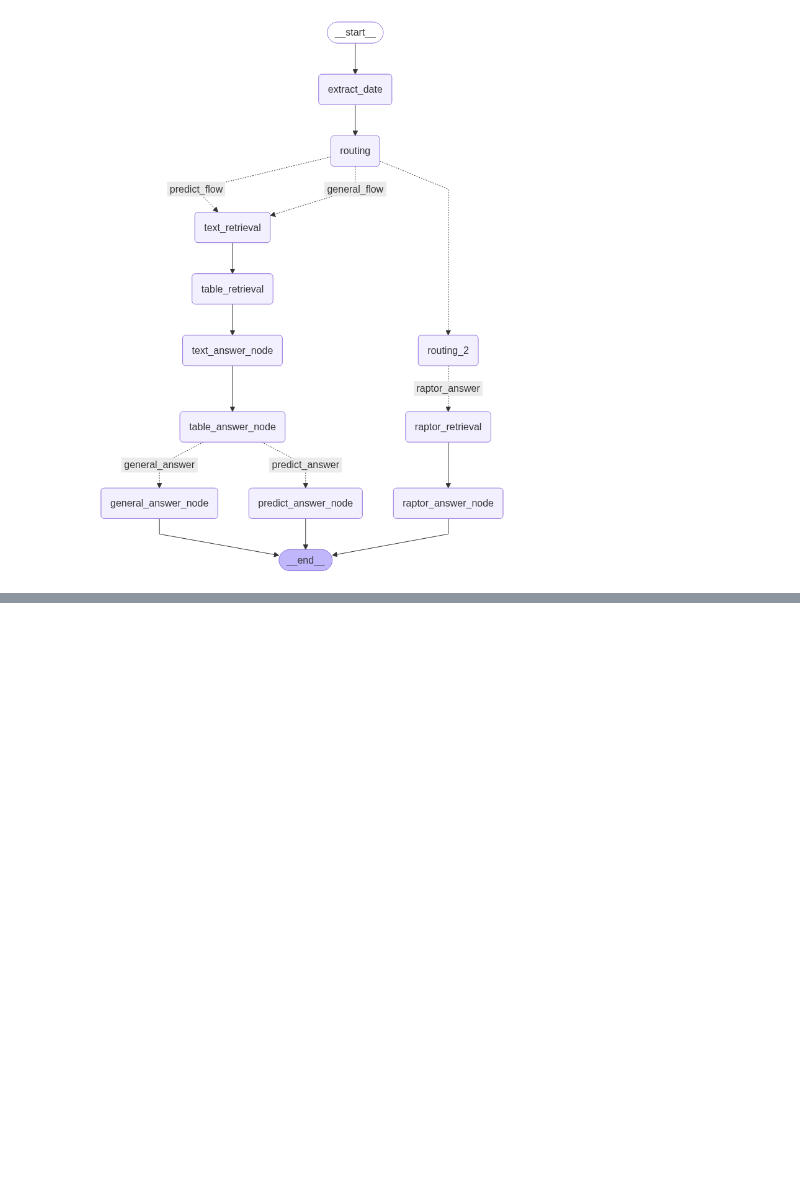
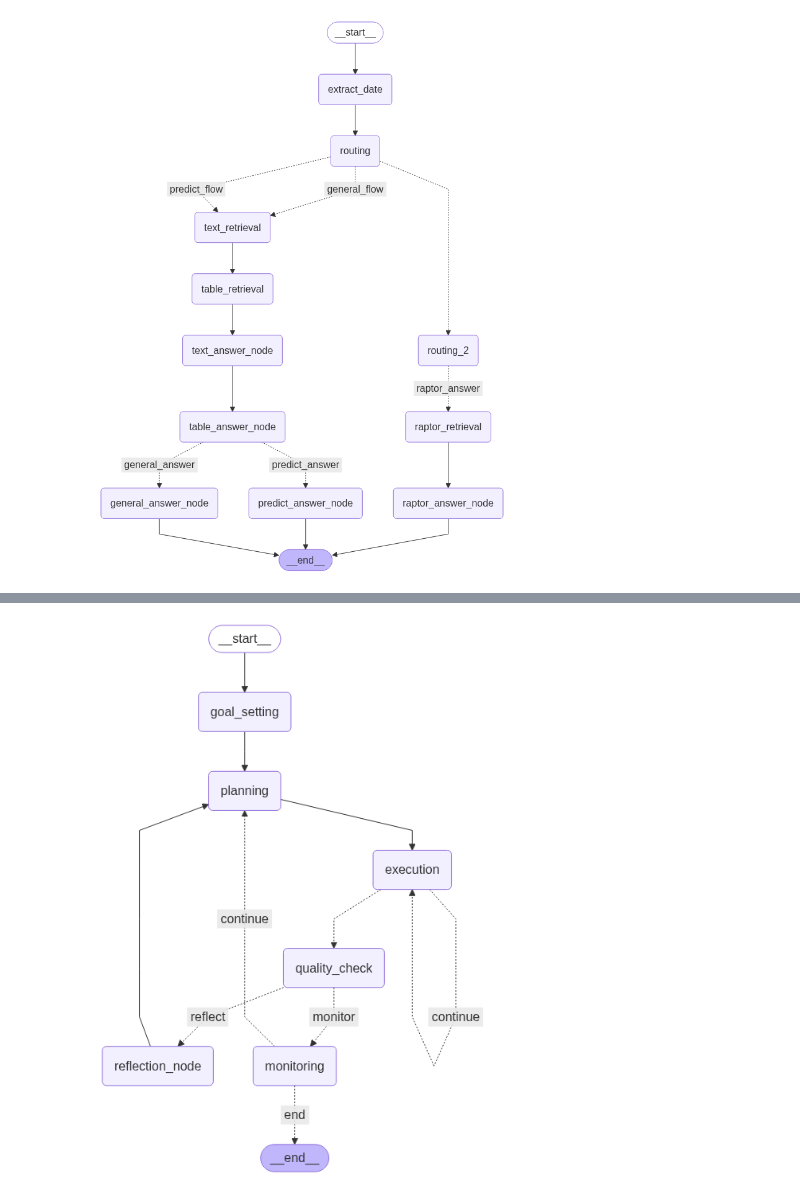
Before and after one commit to highlevelnotes/ModularRAG-with-HyperClovaX, a Jupyter notebook: 250610_test.ipynb, the cells around one changed output, grey strips where cells are left out. Drawn from its saved outputs; the diff is of its cells as text; code cells hidden in the pictures; blank space fills up the shorter version.

```diff
--- a/250610_test.ipynb
+++ b/250610_test.ipynb
@@ -590,0 +2623,4 @@ display(Image(create_langgraph_agent().get_graph().draw_mermaid_png()))
+# %%
+create_agentic_agent()
+# %% [output]
+[figure, added]
```
Also changed, not shown: parts of 5 cells of this notebook.
